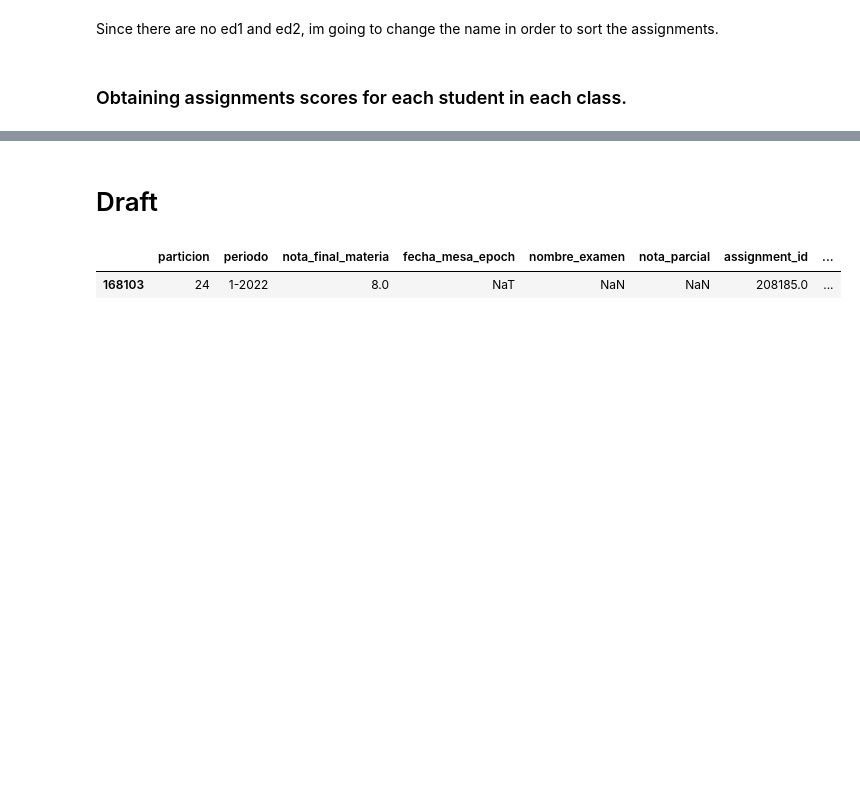
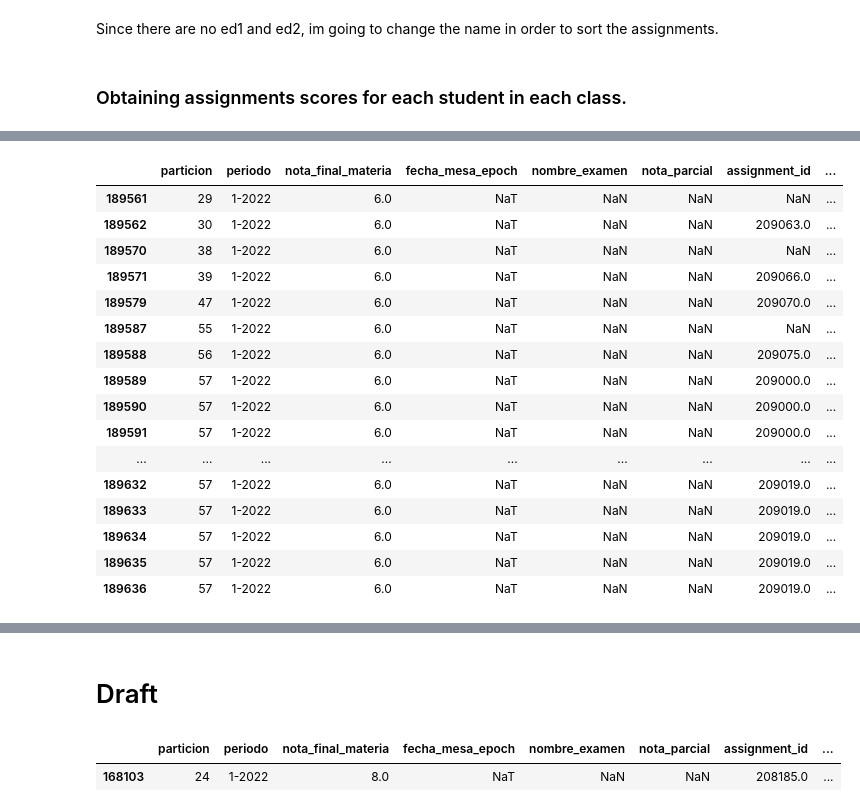
Before and after one commit to bautidea/course_approve_detection, a Jupyter notebook: notebok.ipynb, the cells around one changed output, grey strips where cells are left out. Cells and saved outputs as stored; diff of their text form; code cells hidden in the pictures; blank space fills up the shorter version.

```diff
--- a/notebok.ipynb
+++ b/notebok.ipynb
@@ -455,3 +469,25 @@ student_df[student_df['index'] == '497e68aa-975e-467a-92c8-4cb598558561/a8c25bca
+# %%
+mask = student_df['index'] == '497e68aa-975e-467a-92c8-4cb598558561/a8c25bca-c5e5-4225-b51e-f61468d20386'
+b = student_df['ass_type'].notnull()
+student_df[mask&b]
+# %% [output]
+|  | particion | periodo | nota_final_materia | fecha_mesa_epoch | nombre_examen | nota_parcial | assignment_id | ... |
+| 189561 | 29 | 1-2022 | 6.0 | NaT | NaN | NaN | NaN | ... |
+| 189562 | 30 | 1-2022 | 6.0 | NaT | NaN | NaN | 209063.0 | ... |
+| 189570 | 38 | 1-2022 | 6.0 | NaT | NaN | NaN | NaN | ... |
+| 189571 | 39 | 1-2022 | 6.0 | NaT | NaN | NaN | 209066.0 | ... |
+| 189579 | 47 | 1-2022 | 6.0 | NaT | NaN | NaN | 209070.0 | ... |
+| 189587 | 55 | 1-2022 | 6.0 | NaT | NaN | NaN | NaN | ... |
+| 189588 | 56 | 1-2022 | 6.0 | NaT | NaN | NaN | 209075.0 | ... |
+| 189589 | 57 | 1-2022 | 6.0 | NaT | NaN | NaN | 209000.0 | ... |
+| 189590 | 57 | 1-2022 | 6.0 | NaT | NaN | NaN | 209000.0 | ... |
+| 189591 | 57 | 1-2022 | 6.0 | NaT | NaN | NaN | 209000.0 | ... |
+| ... | ... | ... | ... | ... | ... | ... | ... | ... |
+| 189632 | 57 | 1-2022 | 6.0 | NaT | NaN | NaN | 209019.0 | ... |
+| 189633 | 57 | 1-2022 | 6.0 | NaT | NaN | NaN | 209019.0 | ... |
+| 189634 | 57 | 1-2022 | 6.0 | NaT | NaN | NaN | 209019.0 | ... |
+| 189635 | 57 | 1-2022 | 6.0 | NaT | NaN | NaN | 209019.0 | ... |
+| 189636 | 57 | 1-2022 | 6.0 | NaT | NaN | NaN | 209019.0 | ... |
 # %%
 # Grouping based on index, and type of assessment, and obtaining amount of each assessment. Because a student can have delivered an assessment more
 # than one time.
```
Also changed, not shown: parts of 3 cells of this notebook.
